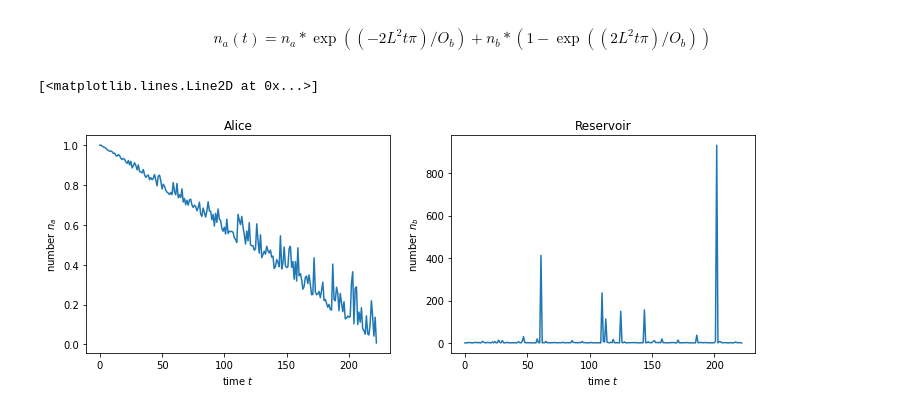
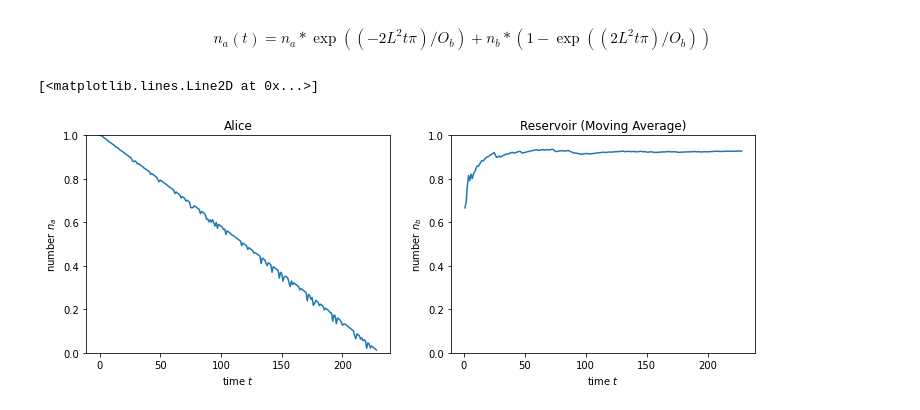
Before and after one commit to skozh/QFIM, a Jupyter notebook: Belief_State.ipynb, the cells around one changed output. Drawn from its saved outputs; the diff is of its cells as text; code cells hidden in the pictures.

```diff
--- a/Belief_State.ipynb
+++ b/Belief_State.ipynb
@@ -55,6 +55,7 @@ $$ n_b=1/(\exp(E/kT)-1) $$
 $$ n_a(t)=n_a*\exp((-2L^2t\pi)/O_b)+n_b*(1-\exp((2L^2t\pi)/O_b)) $$
 # %%
 import numpy as np
+import bottleneck as bn
 
 #initial parameters
 
@@ -73,35 +74,39 @@ n_b_total = []
 n_bt = n_b
 n_at = n_a
 
 
 # Evolution over time t
 for t in np.arange(0, 1, 0.001):
 
     #Record the change
     n_a_total.append(n_at)
     n_b_total.append(n_bt)
 
     #update n_at based on bagarello 2018
     n_at = (n_a * np.exp(((-2*(L**2)*np.pi*t)/O_b)) + n_bt * (1-np.exp(-((-2*(L**2)*np.pi*t)/O_b))))
 
     #update n_bt based on BE distribution
     E = np.random.uniform(0,1)
-    n_bt = 1/(np.exp(E/kT)-1)
+    n_bt = np.clip(1/(np.exp(E/kT)-1), 0, 1)
     O_b = (n_bt)*2+1
     if n_at < 0:
         break
-
 
 #plot
 fig, ax = plt.subplots(1, 2, figsize=(12, 4))
 ax[0].set_title('Alice')
 ax[0].set_xlabel('time $t$')
 ax[0].set_ylabel('number $n_a$')
+ax[0].set_ylim([0, 1])
+N = len(n_b_total)
 ax[0].plot(n_a_total)
-ax[1].set_title('Reservoir')
+#ax[0].plot(bn.move_mean(n_a_total, window=N, min_count=2))    # Moving average of n_a
+
+ax[1].set_title('Reservoir (Moving Average)')
 ax[1].set_xlabel('time $t$')
 ax[1].set_ylabel('number $n_b$')
-ax[1].plot(n_b_total)
+ax[1].set_ylim([0, 1])
+ax[1].plot(bn.move_mean(n_b_total, window=N, min_count=2))    # Moving average of n_b
 # %% [output]
 [<matplotlib.lines.Line2D at 0x...>]
-[figure, old version]
+[figure, new version]
```
